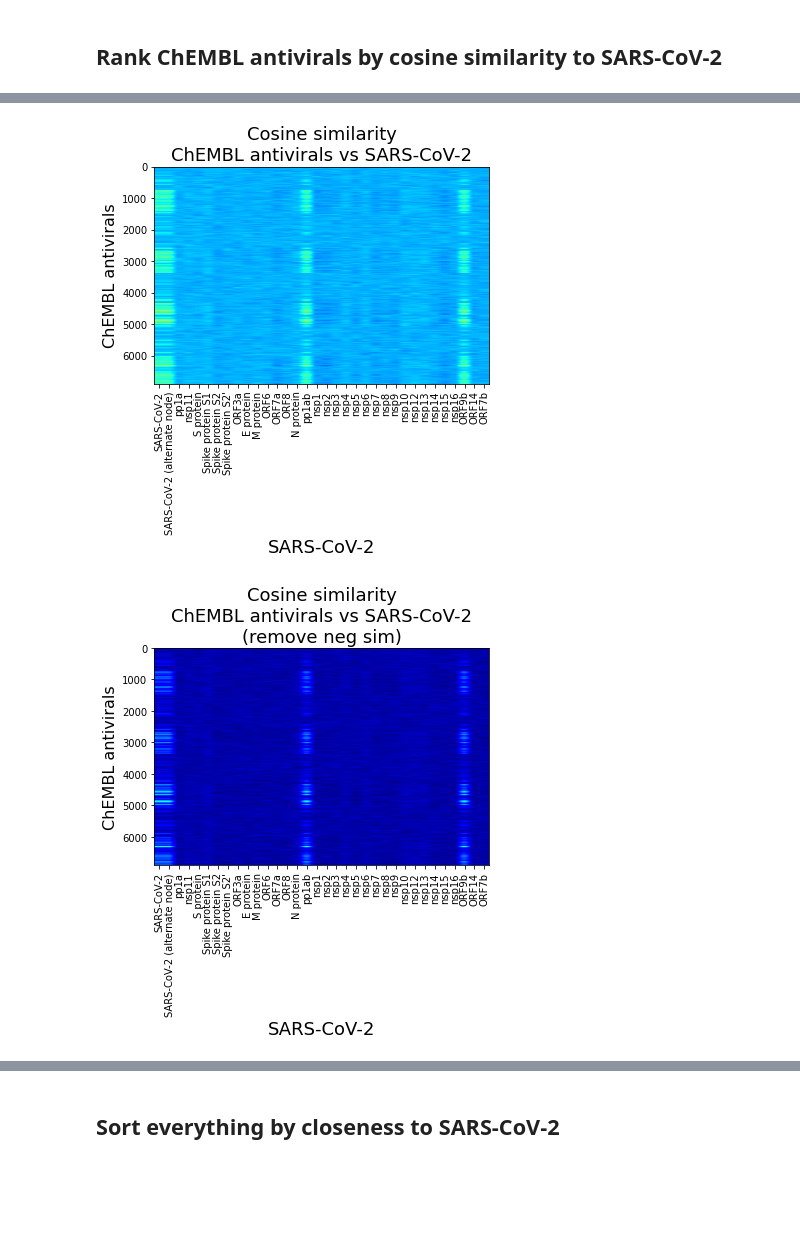
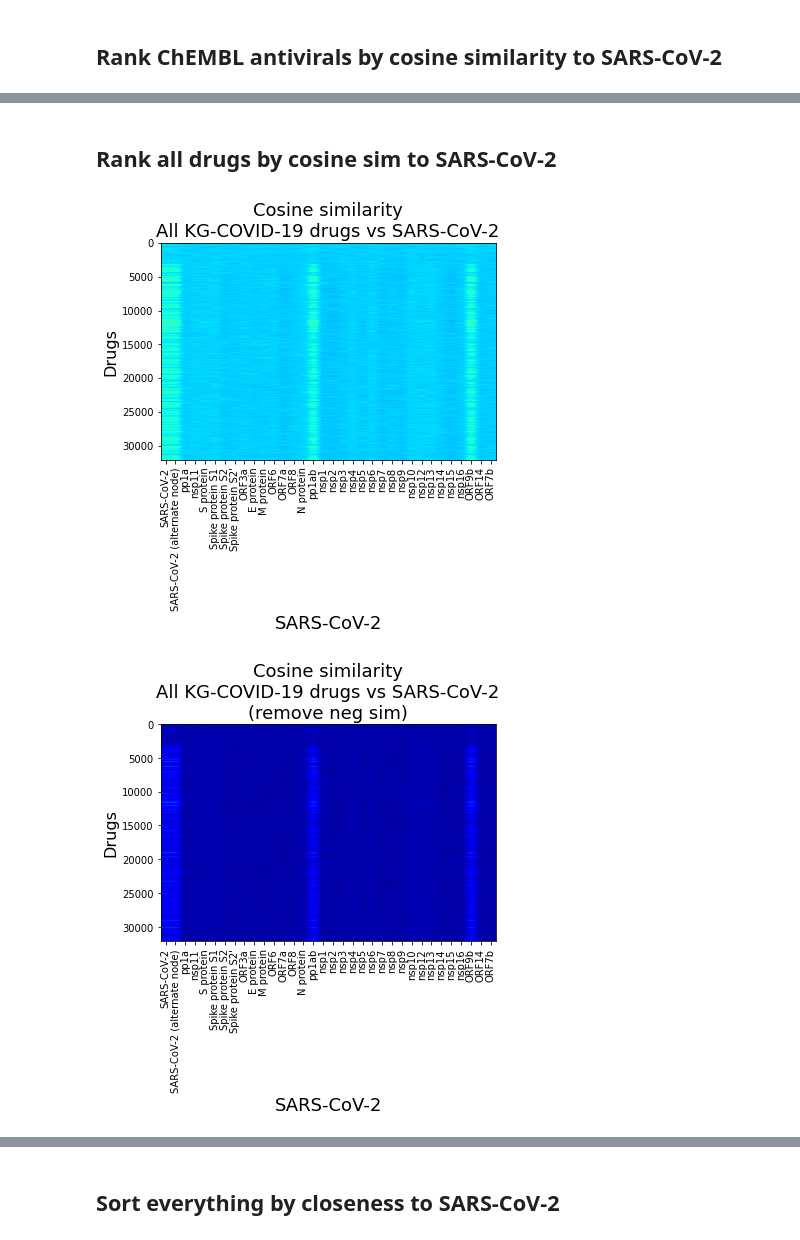
Before and after one commit to justaddcoffee/kg_covid_19_drug_analyses, a Jupyter notebook: chembl_sars_cov_2_cosine_sim.ipynb, the cells around one changed output, grey strips where cells are left out. Drawn from its saved outputs; the diff is of its cells as text; code cells hidden in the pictures; blank space fills up the shorter version.

Commit message:
Updated cosine sim NB

```diff
--- a/chembl_sars_cov_2_cosine_sim.ipynb
+++ b/chembl_sars_cov_2_cosine_sim.ipynb
@@ -148,5 +149,12 @@ embeddings = np.load(embedding_file)
 # %%
 node_curies = list(np.array(pos_training.get_nodes_reverse_mapping()))
+# %%
+node_names = []
+with open(nodes_file, 'r') as n:
+    header = n.readline().split("\t")
+    lines = n.readlines()
+    for line in lines:
+        pass
 # %%
 assert len(node_curies) == len(embeddings)
 # %% [markdown]
@@ -300,0 +318,2 @@ with open(chembl_nodes_file, 'r') as f:
+# %% [markdown]
+## Rank all drugs by cosine sim to SARS-CoV-2
@@ -301,36 +322,39 @@ with open(chembl_nodes_file, 'r') as f:
+# %%
+drug_idx = list(np.where(pos_training.get_node_types() == pos_training.get_node_types_reverse_mapping().index('biolink:Drug'))[0])
+# %%
+drug_curies = [node_curies[i] for i in drug_idx]
 # %%
-chembl_antiviral_cosine_sim = get_cosine_sim(
-    chembl_antiviral_curies,
+drug_cosine_sim = get_cosine_sim(
+    drug_curies,
     [i.get("curie") for i in nodes_of_interest],
     embeddings
     )
 # %%
-# why not
 import matplotlib.pyplot as plt
 import numpy as np
 
-plt.imshow(chembl_antiviral_cosine_sim, cmap='jet', aspect='auto')
-plt.title("Cosine similarity\nChEMBL antivirals vs SARS-CoV-2", fontsize=18)
+plt.imshow(drug_cosine_sim, cmap='jet', aspect='auto')
+plt.title("Cosine similarity\nAll KG-COVID-19 drugs vs SARS-CoV-2", fontsize=18)
 plt.xlabel('SARS-CoV-2', fontsize=18)
-plt.ylabel('ChEMBL antivirals', fontsize=16)
+plt.ylabel('Drugs', fontsize=16)
 plt.xticks(ticks=np.arange(len(nodes_of_interest)),
            labels=[n.get('name') for n in nodes_of_interest],
            rotation=90
           )
 plt.show()
 
 
-z = chembl_antiviral_cosine_sim.copy()
+z = drug_cosine_sim.copy()
 z[z < 0] = 0
 
 plt.imshow(z, cmap='jet', aspect='auto')
-plt.title("Cosine similarity\nChEMBL antivirals vs SARS-CoV-2\n(remove neg sim)", fontsize=18)
+plt.title("Cosine similarity\nAll KG-COVID-19 drugs vs SARS-CoV-2\n(remove neg sim)", fontsize=18)
 plt.xlabel('SARS-CoV-2', fontsize=18)
-plt.ylabel('ChEMBL antivirals', fontsize=16)
+plt.ylabel('Drugs', fontsize=16)
 plt.xticks(ticks=np.arange(len(nodes_of_interest)),
            labels=[n.get('name') for n in nodes_of_interest],
            rotation=90)
 plt.show()
 # %% [output]
-[figure, old version]
+[figure, new version]
-[figure, old version]
+[figure, new version]
```
Also changed, not shown: parts of 32 cells of this notebook.
